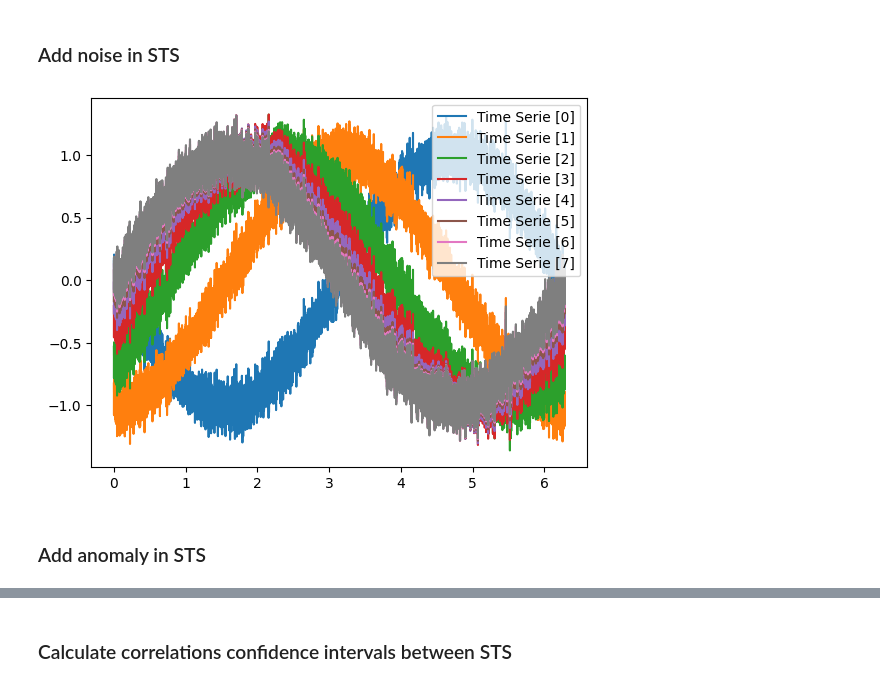
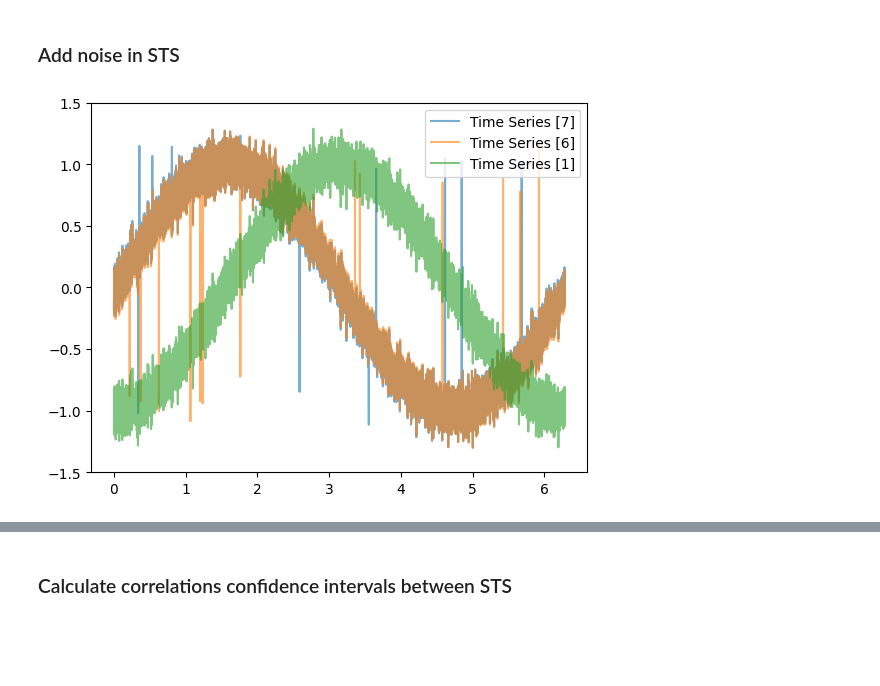
Before and after one commit to CristoferSilva/SyntheticTimeSeriesDataset, a Jupyter notebook: syntheticTimeSeriesDataset.ipynb, the cells around one changed output, grey strips where cells are left out. Cells and saved outputs as stored; diff of their text form; code cells hidden in the pictures; blank space fills up the shorter version.

Commit message:
Add Gaussian Anomaly Strategy

```diff
--- a/syntheticTimeSeriesDataset.ipynb
+++ b/syntheticTimeSeriesDataset.ipynb
@@ -56,0 +119,6 @@ tmsg.plot_time_series(time_series=time_series)
+# %%
+time_series_gaussian_anomaly = time_series.copy()
+time_series_gaussian_anomaly[7],_ = tmsg.put_gaussian_anomaly_points(time_series=time_series_gaussian_anomaly[7], amount=20)
+time_series_gaussian_anomaly[6],_ = tmsg.put_gaussian_anomaly_points(time_series=time_series_gaussian_anomaly[6], amount=20)
+
+tmsg.plot_time_series(time_series=[time_series_gaussian_anomaly[7],time_series_gaussian_anomaly[6], time_series_gaussian_anomaly[1]],time_series_name=['7', '6', '1'])
@@ -57,9 +127,7 @@ tmsg.plot_time_series(time_series=time_series)
 # %% [markdown]
 ### Add noise in STS
 # %%
-time_series_with_noise = tmsg.generate_multiple_time_series_with_noise(time_series)
-tmsg.plot_time_series(time_series=time_series_with_noise)
+time_series_with_noise = tmsg.generate_multiple_time_series_with_noise(time_series_gaussian_anomaly)
+tmsg.plot_time_series(time_series=[time_series_with_noise[7], time_series_with_noise[6],time_series_with_noise[1]], time_series_name=['7', '6', '1'])
 # %% [output]
-[figure, old version]
+[figure, new version]
-# %% [markdown]
-### Add anomaly in STS
```
Also changed, not shown: parts of 17 cells of this notebook, 8 other files.
